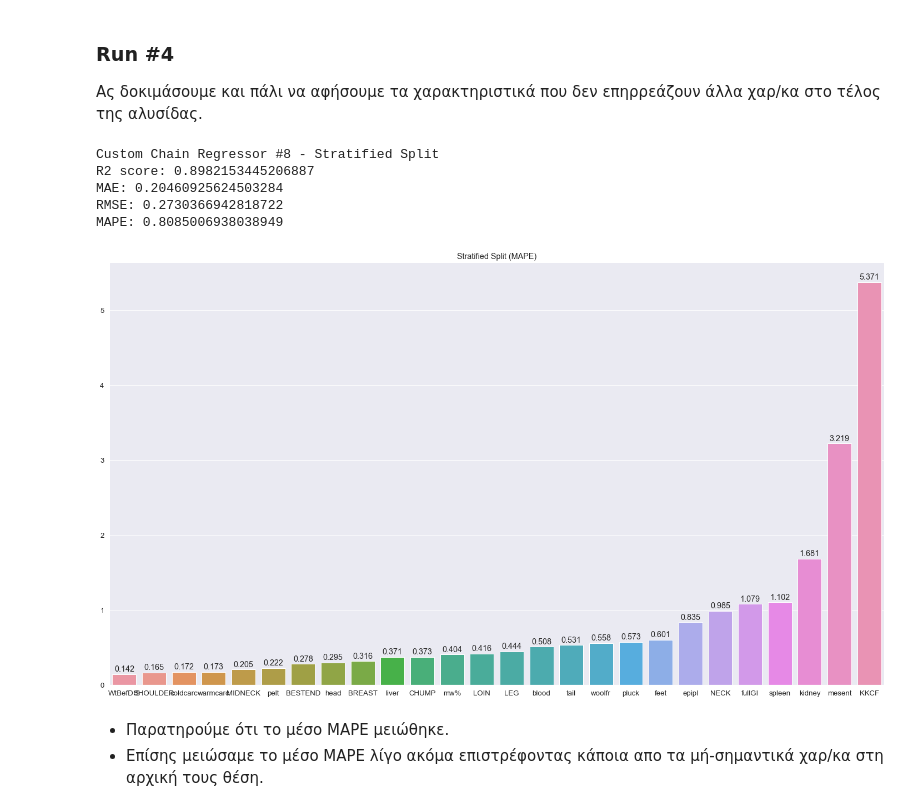
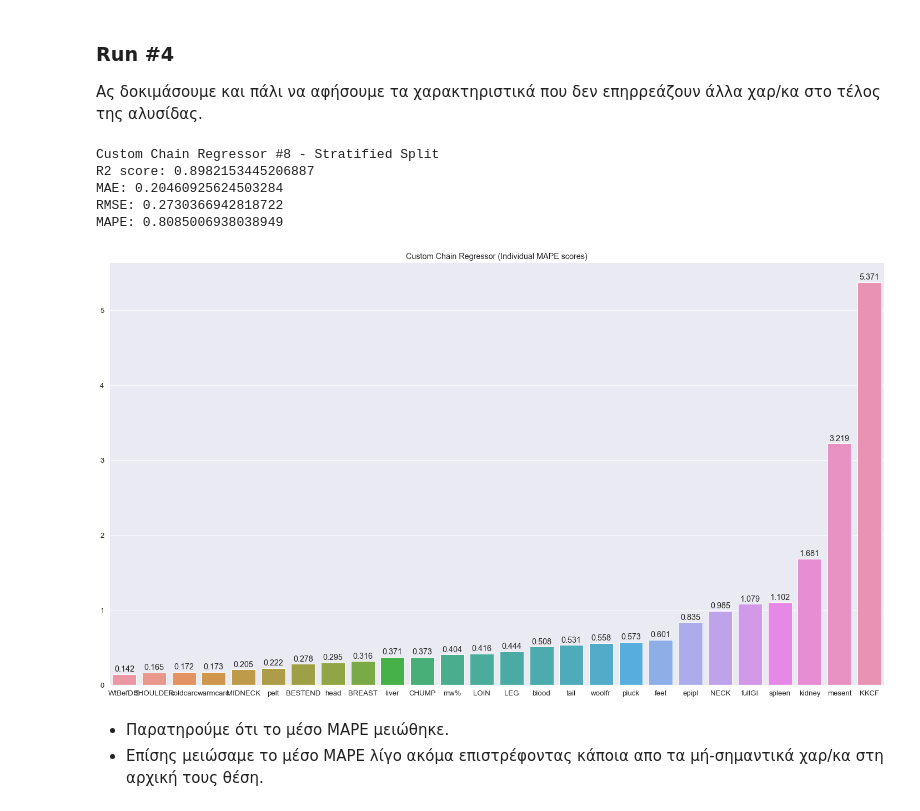
Before and after one commit to antonis-ant/thesis-code, a Jupyter notebook: notebooks/RegChain_notebook_2.ipynb, the cells around one changed output. Drawn from its saved outputs; the diff is of its cells as text; code cells hidden in the pictures.

```diff
--- a/notebooks/RegChain_notebook_2.ipynb
+++ b/notebooks/RegChain_notebook_2.ipynb
@@ -39,44 +40,3 @@ print(data.head())
 2        12300     140    600   475  1200    1300     100    125    275      50    400   625      6875      32   118    44      6776   25      3350  812    350   328     316      238      500       67 ...
 3        12399     120    625   450  1225    1375     125    250    300      50    400   650      6850      34   154    32      6642   25      3290  846    274   358     362      228      478       64 ...
 4         9500     150    475   375  1000    1375      70     50    225      25    375   525      4825      26    74    32      4710   25      2280  608    202   222     192      180      328       46 ...
-# %%
-def scale_split_labels(data):
-    """
-    Scale data and separate independent variables from target variables
-    @param data: the dataset
-    @return: X:independent vars, y:dependent vars
-    """
-    # Scale dataset
-    scaler = StandardScaler()
-    data_scaled = pd.DataFrame(scaler.fit_transform(data), columns=data.columns)
-
-    # Split independent variables from target variables
-    input_cols = ['slweight(g)']
-    X = data_scaled[input_cols]
-    y = data_scaled.drop(input_cols, axis=1)
-
-    return X, y
-
-def split_train_test(X, y, test_size=0.2, strat=None):
-    """
-    Split to train & test sets and then reset indices.
-
-    @param X: train features
-    @param y: target variables
-    @param test_size: test set size to split
-    @param strat: stratification method, (default is "None")
-    @return: the now split data
-    """
-    # TrainTestSplit
-    X_train, X_test, y_train, y_test = train_test_split(X, y, test_size=test_size, random_state=96, stratify=strat)
-    # Reset indices
-    X_train.reset_index(inplace=True, drop=True)
-    X_test.reset_index(inplace=True, drop=True)
-    y_train.reset_index(inplace=True, drop=True)
-    y_test.reset_index(inplace=True, drop=True)
-
-    return X_train, X_test, y_train, y_test
-
-# Separate labels and split to train, test sets
-X, y = scale_split_labels(data)
-X_train, X_test, y_train, y_test = split_train_test(X, y)
@@ -588,34 +552,34 @@ MAPE: 0.8536729614520009
 # %%
 chain_links_8 = [
     (LinearRegression(), ['warmcarc']),
     (LinearRegression(), ['coldcarc']),
     (LinearRegression(), ['WtBefDIS']),
     (MultiOutputRegressor(xgb_reg), ['KKCF']),
     (LinearRegression(), ['epipl', 'mesent']),
     (LinearRegression(), ['LEG', 'BREAST', 'BESTEND']),
     (LinearRegression(), ['pluck']),
     (LinearRegression(), ['CHUMP', 'MIDNECK', 'pelt', 'liver']),
     (MultiOutputRegressor(xgb_reg), ['kidney', 'SHOULDER', 'NECK']),
     (MultiOutputRegressor(xgb_reg), ['LOIN', 'head']),
     (MultiOutputRegressor(xgb_reg), ['feet', 'blood',]),
     (MultiOutputRegressor(xgb_reg), ['fullGI', 'woolfr', 'spleen', 'tail']),
     (LinearRegression(), ['mw%']),
 
 ]
 
 # Run Chain Regressor
 chain_reg = ChainRegressor(chain_links_8)
 clinks = chain_reg.fit(XX_train, yy_train)
 scores_strat_3 = mo_reg_scorer(chain_reg, XX_test, yy_test)
 print_avg_scores(scores_strat_3, 'Custom Chain Regressor #8 - Stratified Split')
-scores_barplot(scores_strat_3['rv_scores_mape'], y_test.columns, title='Stratified Split (MAPE)')
+scores_barplot(scores_strat_3['rv_scores_mape'], y_test.columns, title='Custom Chain Regressor (Individual MAPE scores)')
 # %% [output]
 Custom Chain Regressor #8 - Stratified Split
 R2 score: 0.8982153445206887
 MAE: 0.20460925624503284
 RMSE: 0.2730366942818722
 MAPE: 0.8085006938038949
-[figure, old version]
+[figure, new version]
 # %% [markdown]
 * Παρατηρούμε ότι το μέσο MAPE μειώθηκε.
 * Επίσης μειώσαμε το μέσο MAPE λίγο ακόμα επιστρέφοντας κάποια απο τα μή-σημαντικά χαρ/κα στη αρχική τους θέση.
```
Also changed, not shown: parts of 2 cells of this notebook, 2 other files.
